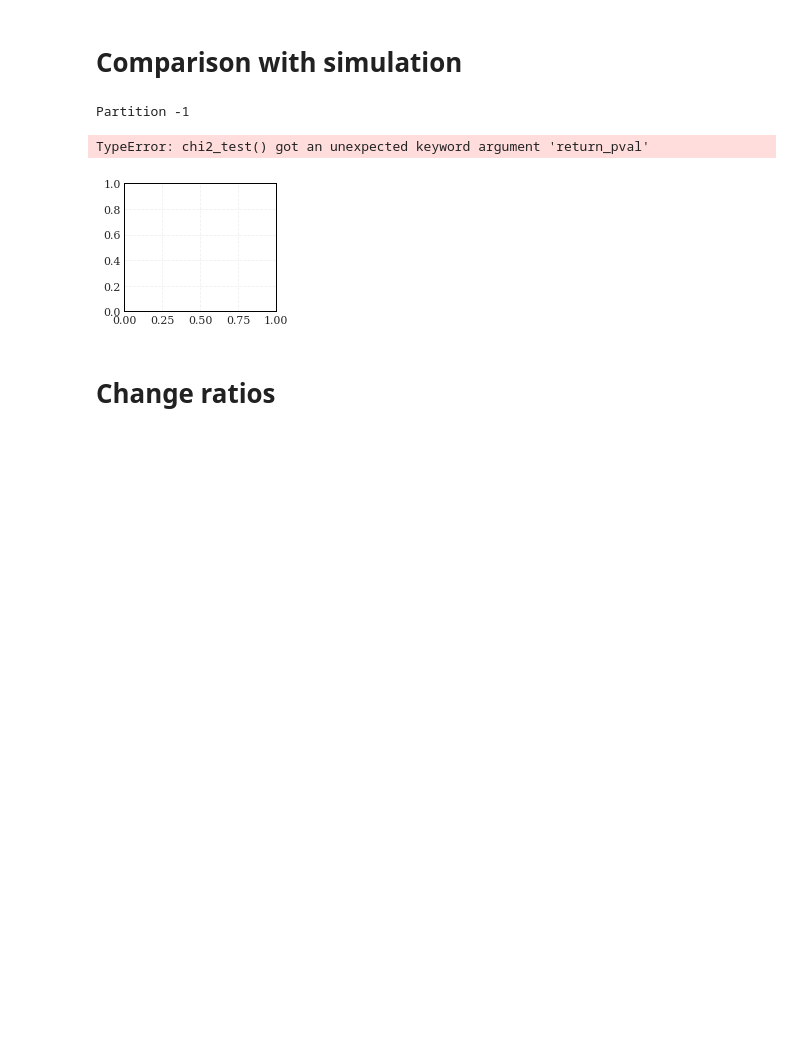
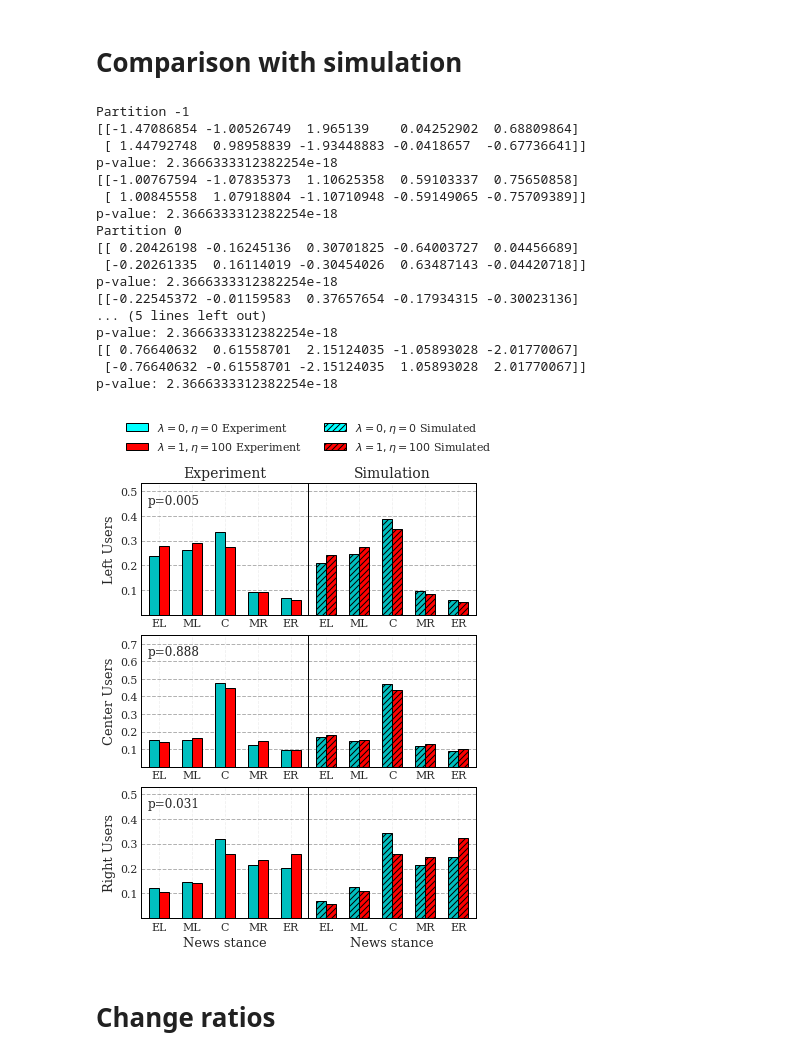
Before and after one commit to JacopoDignazi/pbranking_experiment_and_simulation, a Jupyter notebook: CODE ANALYSIS/hypothesis_test.ipynb, the cells around one changed output. Saved outputs shown, nothing was run; the diff lists cells and outputs as text; code cells hidden in the pictures; blank space fills up the shorter version.

```diff
--- a/CODE ANALYSIS/hypothesis_test.ipynb
+++ b/CODE ANALYSIS/hypothesis_test.ipynb
@@ -847,8 +843,8 @@ for topic in range(1, 4 + 1):
         for j in range(CC_tt_std[topic].shape[1]):
             color = 'black' if CC_tt_avg[topic][i, j] < 0.2 else 'white'
 #             Uncomment this line if you want text labels
-            # ax.text(j, i, f'{CC_tt_avg[topic][i, j]:.2f}\n±\n{CC_tt_std[topic][i,j]:.2f}',
-            #         ha='center', va='center', color=color, fontsize=8.8)
+            ax.text(j, i, f'{CC_tt_avg[topic][i, j]:.2f}\n±\n{CC_tt_std[topic][i,j]:.2f}',
+                    ha='center', va='center', color=color, fontsize=8.8)
 
     ax.grid(False)
 
@@ -860,7 +856,7 @@ cbar_ax = fig.add_axes([0.94, 0.15, 0.02, 0.7])  # [left, bottom, width, height]
 fig.colorbar(im_list[-1], cax=cbar_ax)
 
 # Save
-plt.savefig("figures/topicwise_click_matrix.pdf", bbox_inches='tight')
-plt.savefig("../Figures/topicwise_click_matrix.pdf", bbox_inches='tight')
-plt.savefig("../Figures/png/topicwise_click_matrix.png", bbox_inches='tight')
+plt.savefig("topicwise_click_matrix.pdf", bbox_inches='tight')
+# # plt.savefig("../Figures/topicwise_click_matrix.pdf", bbox_inches='tight')
+# # plt.savefig("../Figures/png/topicwise_click_matrix.png", bbox_inches='tight')
 # %% [output]
@@ -1409,7 +1389,7 @@ ax.grid(True, axis='y', color='black', linestyle='--', linewidth=1)
 labels = ["" if val == 0 else f"{val:.1f}" for val in ax.get_yticks()]
 ax.set_yticklabels(labels)
 
-significance_labels=['***','**','*','']
+significance_labels=['**','**','*','']
 
 # --- Add significance markers ---
 for i, sig in enumerate(significance_labels):
@@ -1965,6 +1944,14 @@ partition2text={
     0:'Center',
     1:'Right'
 }
+
+def click_count_to_click_list(cc):
+    cl=[]
+    for i, v in enumerate(cc):
+        for _ in range(v):
+            cl.append(i-2)
+    return cl
+
 for partition in [-1,0,1]:
     plt.subplot(3,2,1+(partition+1)*2)
     print(f"Partition {partition}")
@@ -2030,38 +2017,53 @@ for p in range(1,6+1):
         ax.set_yticklabels(labels)
 
     if p not in [5,6]:
 #         plt.xticks([])
         pass
 
 
 legend_patches = [
     mpatches.Patch(facecolor="cyan", label="$\lambda=0, \eta=0$ Experiment"),
     mpatches.Patch(facecolor="red",  label="$\lambda=1, \eta=100$ Experiment"),
     mpatches.Patch(facecolor="cyan", hatch="////",  label="$\lambda=0, \eta=0$ Simulated"),
     mpatches.Patch(facecolor="red", hatch="////", label="$\lambda=1, \eta=100$ Simulated"),
 ]
 #Manual legend above plots
 plt.subplot(3,2,1)
 plt.legend(
     handles=legend_patches,
     loc="upper center",
     ncol=2,
     bbox_to_anchor=(1, 1.55),
     frameon=False
 )
 plt.subplot(3,2,1)
 plt.title("Experiment")
 plt.subplot(3,2,2)
 plt.title("Simulation")
 
 plt.subplots_adjust(hspace=0.15, wspace=0.0)
-# plt.savefig('click_partitionwise_col.pdf', bbox_inches='tight')
-# plt.savefig('../Figures/click_partitionwise_col.pdf', bbox_inches='tight')
-# plt.savefig('../Figures/png/click_partitionwise_col.png', bbox_inches='tight')
+plt.savefig('click_partitionwise_col.pdf', bbox_inches='tight')
+# # plt.savefig('../Figures/click_partitionwise_col.pdf', bbox_inches='tight')
+# # plt.savefig('../Figures/png/click_partitionwise_col.png', bbox_inches='tight')
 # %% [output]
 Partition -1
+[[-1.47086854 -1.00526749  1.965139    0.04252902  0.68809864]
+ [ 1.44792748  0.98958839 -1.93448883 -0.0418657  -0.67736641]]
+p-value: 2.3666333312382254e-18
+[[-1.00767594 -1.07835373  1.10625358  0.59103337  0.75650858]
+ [ 1.00845558  1.07918804 -1.10710948 -0.59149065 -0.75709389]]
+p-value: 2.3666333312382254e-18
+Partition 0
+[[ 0.20426198 -0.16245136  0.30701825 -0.64003727  0.04456689]
+ [-0.20261335  0.16114019 -0.30454026  0.63487143 -0.04420718]]
+p-value: 2.3666333312382254e-18
+[[-0.22545372 -0.01159583  0.37657654 -0.17934315 -0.30023136]
+... (5 lines left out)
+p-value: 2.3666333312382254e-18
+[[ 0.76640632  0.61558701  2.15124035 -1.05893028 -2.01770067]
+ [-0.76640632 -0.61558701 -2.15124035  1.05893028  2.01770067]]
+p-value: 2.3666333312382254e-18
-TypeError: chi2_test() got an unexpected keyword argument 'return_pval'
-[figure, old version]
+[figure, new version]
 # %% [markdown]
 # Change ratios
 # %%
```
Also changed, not shown: parts of 29 cells of this notebook, 25 other files.
